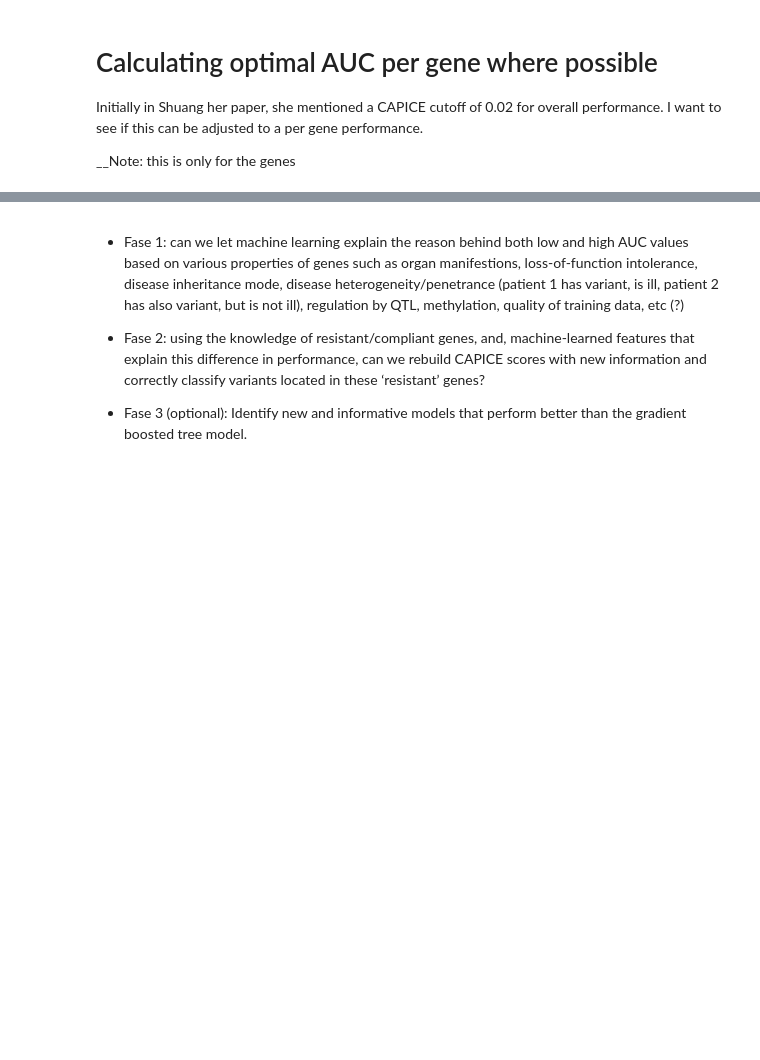
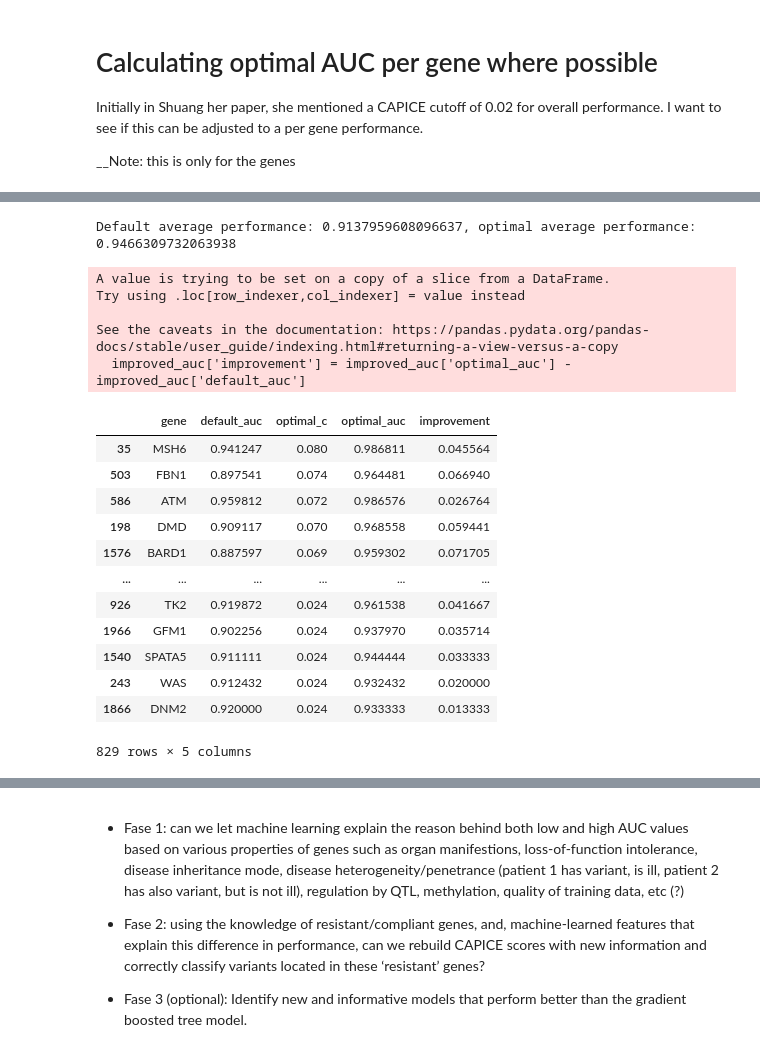
Before and after one commit to SietsmaRJ/dsls_master_thesis, a Jupyter notebook: side_scripts/detailed_data_visualization.ipynb, the cells around one changed output, grey strips where cells are left out. Drawn from its saved outputs; the diff is of its cells as text; code cells hidden in the pictures; blank space fills up the shorter version.

```diff
--- a/side_scripts/detailed_data_visualization.ipynb
+++ b/side_scripts/detailed_data_visualization.ipynb
@@ -782,0 +770,27 @@ dtype: object
+# %%
+print(f"Default average performance: {improved_auc['default_auc'].mean()}, "
+      f"optimal average performance: {improved_auc['optimal_auc'].mean()}")
+# %% [output]
+Default average performance: 0.9137959608096637, optimal average performance: 0.9466309732063938
+# %%
+improved_auc['improvement'] = improved_auc['optimal_auc'] - improved_auc['default_auc']
+improved_auc.sort_values(by=['optimal_c'], ascending=False)
+# %% [output]
+A value is trying to be set on a copy of a slice from a DataFrame.
+Try using .loc[row_indexer,col_indexer] = value instead
+
+See the caveats in the documentation: https://pandas.pydata.org/pandas-docs/stable/user_guide/indexing.html#returning-a-view-versus-a-copy
+  improved_auc['improvement'] = improved_auc['optimal_auc'] - improved_auc['default_auc']
+|  | gene | default_auc | optimal_c | optimal_auc | improvement |
+| 35 | MSH6 | 0.941247 | 0.080 | 0.986811 | 0.045564 |
+| 503 | FBN1 | 0.897541 | 0.074 | 0.964481 | 0.066940 |
+| 586 | ATM | 0.959812 | 0.072 | 0.986576 | 0.026764 |
+| 198 | DMD | 0.909117 | 0.070 | 0.968558 | 0.059441 |
+| 1576 | BARD1 | 0.887597 | 0.069 | 0.959302 | 0.071705 |
+| ... | ... | ... | ... | ... | ... |
+| 926 | TK2 | 0.919872 | 0.024 | 0.961538 | 0.041667 |
+| 1966 | GFM1 | 0.902256 | 0.024 | 0.937970 | 0.035714 |
+| 1540 | SPATA5 | 0.911111 | 0.024 | 0.944444 | 0.033333 |
+| 243 | WAS | 0.912432 | 0.024 | 0.932432 | 0.020000 |
+| 1866 | DNM2 | 0.920000 | 0.024 | 0.933333 | 0.013333 |
+829 rows × 5 columns
```
Also changed, not shown: parts of 16 cells of this notebook, 1 other file.
